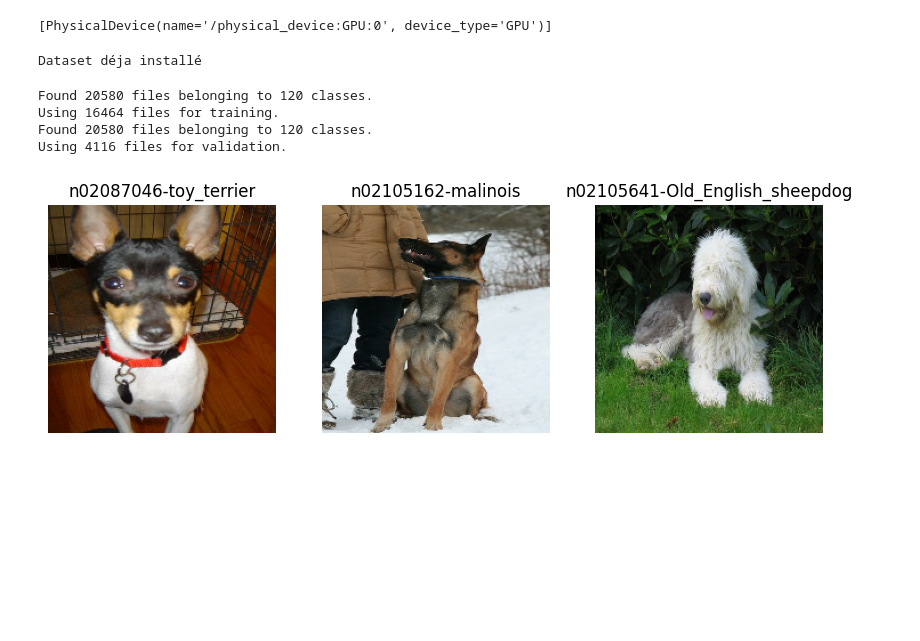
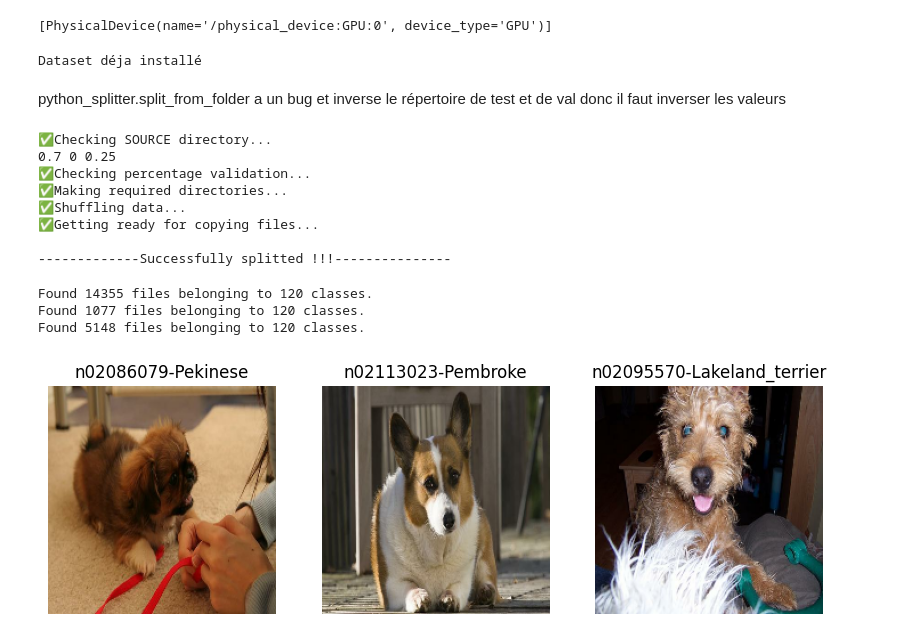
Before and after one commit to WGorag/rcp209_reconnaissance_chien, a Jupyter notebook: rcp209.ipynb, the cells around one changed output. Saved outputs shown, nothing was run; the diff lists cells and outputs as text; code cells hidden in the pictures; blank space fills up the shorter version.

Commit message:
Split dataset in train/test/validate + start to implement transfert learning with vgg19

```diff
--- a/rcp209.ipynb
+++ b/rcp209.ipynb
@@ -13,55 +15,71 @@ from tensorflow import keras
  tf.config.list_physical_devices('GPU')
 # %% [output]
 [PhysicalDevice(name='/physical_device:GPU:0', device_type='GPU')]
-# %%
-if not path.isdir('dataset'):
-    data_dir = tf.keras.utils.get_file(
-        "dataset.tar",
-        "http://vision.stanford.edu/aditya86/ImageNetDogs/images.tar",
-        extract=False)
-    with tarfile.open(data_dir, 'r') as tar_ref:
-        tar_ref.extractall(path='/data/dataset/')
-    print('Dataset installé')
-else:
-    print('Dataset déja installé')
-# %% [output]
-Dataset déja installé
+# %%
+if not path.isdir('dataset'):
+    data_dir = tf.keras.utils.get_file(
+        "dataset.tar",
+        "http://vision.stanford.edu/aditya86/ImageNetDogs/images.tar",
+        extract=False)
+    with tarfile.open(data_dir, 'r') as tar_ref:
+        tar_ref.extractall(path='/data/dataset/')
+    print('Dataset installé')
+else:
+    print('Dataset déja installé')
+# %% [output]
+Dataset déja installé
+# %% [markdown]
+python_splitter.split_from_folder a un bug et inverse le répertoire de test et de val donc il faut inverser les valeurs
+# %%
+if path.isdir('Train_Test_Folder'):
+    shutil.rmtree("Train_Test_Folder")
+python_splitter.split_from_folder("/data/dataset/Images", train = 0.7, test = 0.25)
+# %% [output]
+✅Checking SOURCE directory...
+0.7 0 0.25
+✅Checking percentage validation...
+✅Making required directories...
+✅Shuffling data...
+✅Getting ready for copying files...
+
+-------------Successfully splitted !!!---------------
 # %%
-data_dir = pathlib.Path('dataset/Images')
 batch_size = 30
 img_height = 200
 img_width = 200
 
 train_data = tf.keras.preprocessing.image_dataset_from_directory(
-    data_dir,
-    validation_split=0.2,
-    subset="training",
-    seed=42,
+    pathlib.Path('Train_Test_Folder/train'),
     image_size=(img_height, img_width),
-    batch_size=batch_size
+    batch_size=batch_size,
+    shuffle=True
 )
 
-val_data = tf.keras.preprocessing.image_dataset_from_directory(
-    data_dir,
-    validation_split=0.2,
-    subset="validation",
-    seed=42,
+test_data = tf.keras.preprocessing.image_dataset_from_directory(
+    pathlib.Path('Train_Test_Folder/test'),
     image_size=(img_height, img_width),
-    batch_size=batch_size
+    batch_size=batch_size,
+    shuffle=True
 )
 
-class_names = val_data.class_names
+validate_data = tf.keras.preprocessing.image_dataset_from_directory(
+    pathlib.Path('Train_Test_Folder/val'),
+    image_size=(img_height, img_width),
+    batch_size=batch_size,
+    shuffle=True
+)
+
+class_names = train_data.class_names
 
 plt.figure(figsize=(10, 10))
 for images, labels in train_data.take(1):
   for i in range(3):
     ax = plt.subplot(1, 3, i + 1)
     plt.imshow(images[i].numpy().astype("uint8"))
     plt.title(class_names[labels[i]])
     plt.axis("off")
 # %% [output]
-Found 20580 files belonging to 120 classes.
-Using 16464 files for training.
-Found 20580 files belonging to 120 classes.
-Using 4116 files for validation.
+Found 14355 files belonging to 120 classes.
+Found 1077 files belonging to 120 classes.
+Found 5148 files belonging to 120 classes.
-[figure, old version]
+[figure, new version]
```
Also changed, not shown: parts of 3 cells of this notebook, 2 other files.
